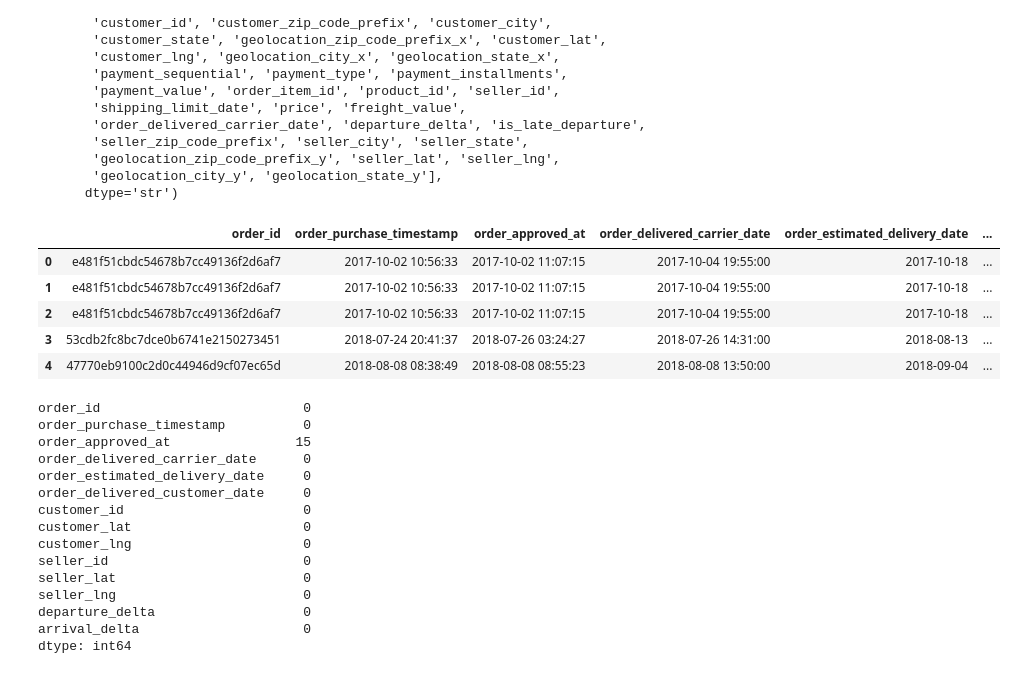
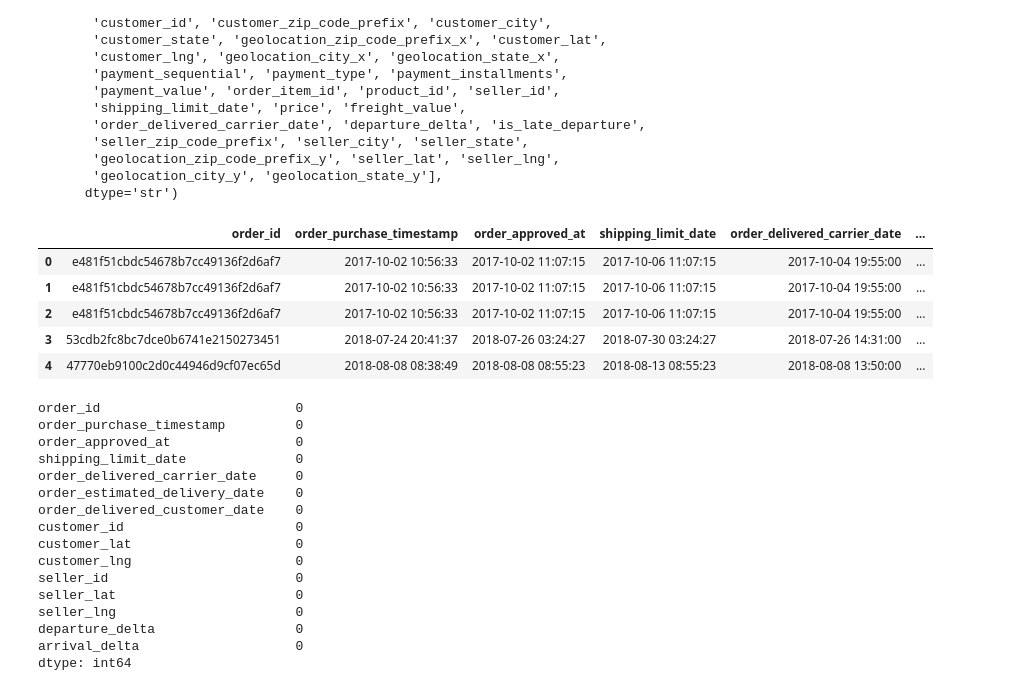
Before and after one commit to wjeff9/chain-reaction, a Jupyter notebook: eda/eda.ipynb, the cells around one changed output. Cells and saved outputs as stored; diff of their text form; code cells hidden in the pictures.

```diff
--- a/eda/eda.ipynb
+++ b/eda/eda.ipynb
@@ -342,7 +342,7 @@ order_delivered_customer_date    2965
 order_estimated_delivery_date       0
 dtype: int64
 # %%
-orders = orders.dropna(subset=['order_delivered_carrier_date', 'order_delivered_customer_date'])
+orders = orders.dropna()
 
 orders.isnull().sum()
 # %% [output]
@@ -717,47 +714,49 @@ Index(['order_id', 'order_status', 'order_purchase_timestamp',
 # %%
 cols_to_keep = [
     'order_id',
     'order_purchase_timestamp',
     'order_approved_at',
+    'shipping_limit_date',
     'order_delivered_carrier_date',
     'order_estimated_delivery_date',
     'order_delivered_customer_date',
     'customer_id',
     'customer_lat',
     'customer_lng',
     'seller_id',
     'seller_lat',
     'seller_lng',
     'departure_delta',
     'arrival_delta',
 ]
 
 df = df[cols_to_keep]
 df.head()
 # %% [output]
-|  | order_id | order_purchase_timestamp | order_approved_at | order_delivered_carrier_date | order_estimated_delivery_date | ... |
-| 0 | e481f51cbdc54678b7cc49136f2d6af7 | 2017-10-02 10:56:33 | 2017-10-02 11:07:15 | 2017-10-04 19:55:00 | 2017-10-18 | ... |
-| 1 | e481f51cbdc54678b7cc49136f2d6af7 | 2017-10-02 10:56:33 | 2017-10-02 11:07:15 | 2017-10-04 19:55:00 | 2017-10-18 | ... |
-| 2 | e481f51cbdc54678b7cc49136f2d6af7 | 2017-10-02 10:56:33 | 2017-10-02 11:07:15 | 2017-10-04 19:55:00 | 2017-10-18 | ... |
-| 3 | 53cdb2fc8bc7dce0b6741e2150273451 | 2018-07-24 20:41:37 | 2018-07-26 03:24:27 | 2018-07-26 14:31:00 | 2018-08-13 | ... |
-| 4 | 47770eb9100c2d0c44946d9cf07ec65d | 2018-08-08 08:38:49 | 2018-08-08 08:55:23 | 2018-08-08 13:50:00 | 2018-09-04 | ... |
+|  | order_id | order_purchase_timestamp | order_approved_at | shipping_limit_date | order_delivered_carrier_date | ... |
+| 0 | e481f51cbdc54678b7cc49136f2d6af7 | 2017-10-02 10:56:33 | 2017-10-02 11:07:15 | 2017-10-06 11:07:15 | 2017-10-04 19:55:00 | ... |
+| 1 | e481f51cbdc54678b7cc49136f2d6af7 | 2017-10-02 10:56:33 | 2017-10-02 11:07:15 | 2017-10-06 11:07:15 | 2017-10-04 19:55:00 | ... |
+| 2 | e481f51cbdc54678b7cc49136f2d6af7 | 2017-10-02 10:56:33 | 2017-10-02 11:07:15 | 2017-10-06 11:07:15 | 2017-10-04 19:55:00 | ... |
+| 3 | 53cdb2fc8bc7dce0b6741e2150273451 | 2018-07-24 20:41:37 | 2018-07-26 03:24:27 | 2018-07-30 03:24:27 | 2018-07-26 14:31:00 | ... |
+| 4 | 47770eb9100c2d0c44946d9cf07ec65d | 2018-08-08 08:38:49 | 2018-08-08 08:55:23 | 2018-08-13 08:55:23 | 2018-08-08 13:50:00 | ... |
 # %%
 df.isna().sum()
 # %% [output]
-order_id                          0
-order_purchase_timestamp          0
-order_approved_at                15
-order_delivered_carrier_date      0
-order_estimated_delivery_date     0
-order_delivered_customer_date     0
-customer_id                       0
-customer_lat                      0
-customer_lng                      0
-seller_id                         0
-seller_lat                        0
-seller_lng                        0
-departure_delta                   0
-arrival_delta                     0
+order_id                         0
+order_purchase_timestamp         0
+order_approved_at                0
+shipping_limit_date              0
+order_delivered_carrier_date     0
+order_estimated_delivery_date    0
+order_delivered_customer_date    0
+customer_id                      0
+customer_lat                     0
+customer_lng                     0
+seller_id                        0
+seller_lat                       0
+seller_lng                       0
+departure_delta                  0
+arrival_delta                    0
 dtype: int64
 # %%
 df.to_csv('../viz/data/olist_data.csv', index=False)
```
Also changed, not shown: parts of 6 cells of this notebook, 11 other files.
